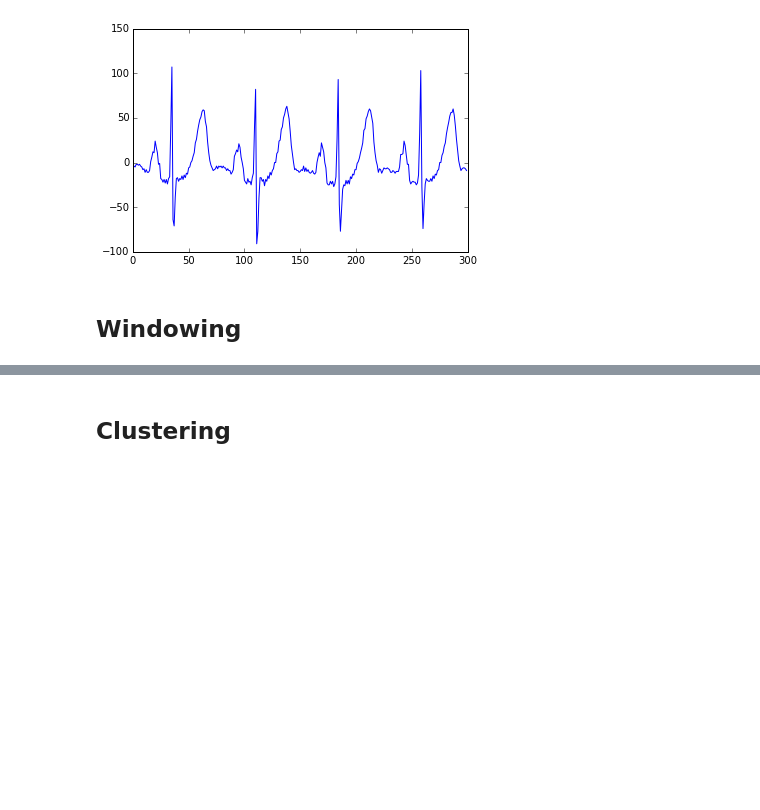
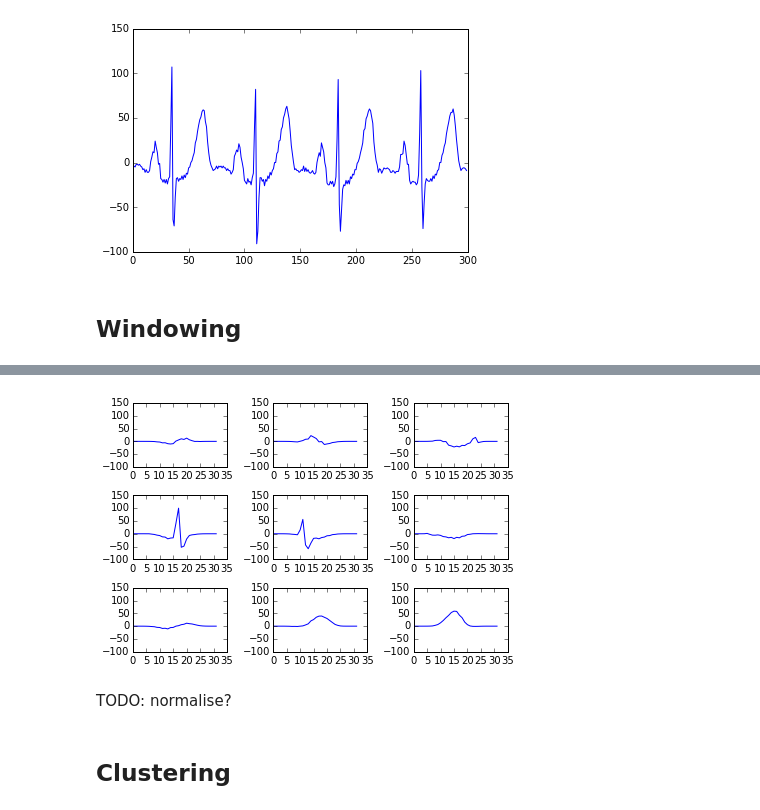
Before and after one commit to mrahtz/sanger-machine-learning-workshop, a Jupyter notebook: Unsupervised Learning.ipynb, the cells around one changed output, grey strips where cells are left out. Cells and saved outputs as stored; diff of their text form; code cells hidden in the pictures; blank space fills up the shorter version.

```diff
--- a/Unsupervised Learning.ipynb
+++ b/Unsupervised Learning.ipynb
@@ -132,3 +186,11 @@ plt.show()
+# %%
+for chunk in chunks:
+    chunk *= window
+plot_chunks(chunks)
+# %% [output]
+[figure, added]
+# %% [markdown]
+TODO: normalise?
 # %% [markdown]
 ## Clustering
 # %% [markdown]
```
Also changed, not shown: parts of 7 cells of this notebook.
